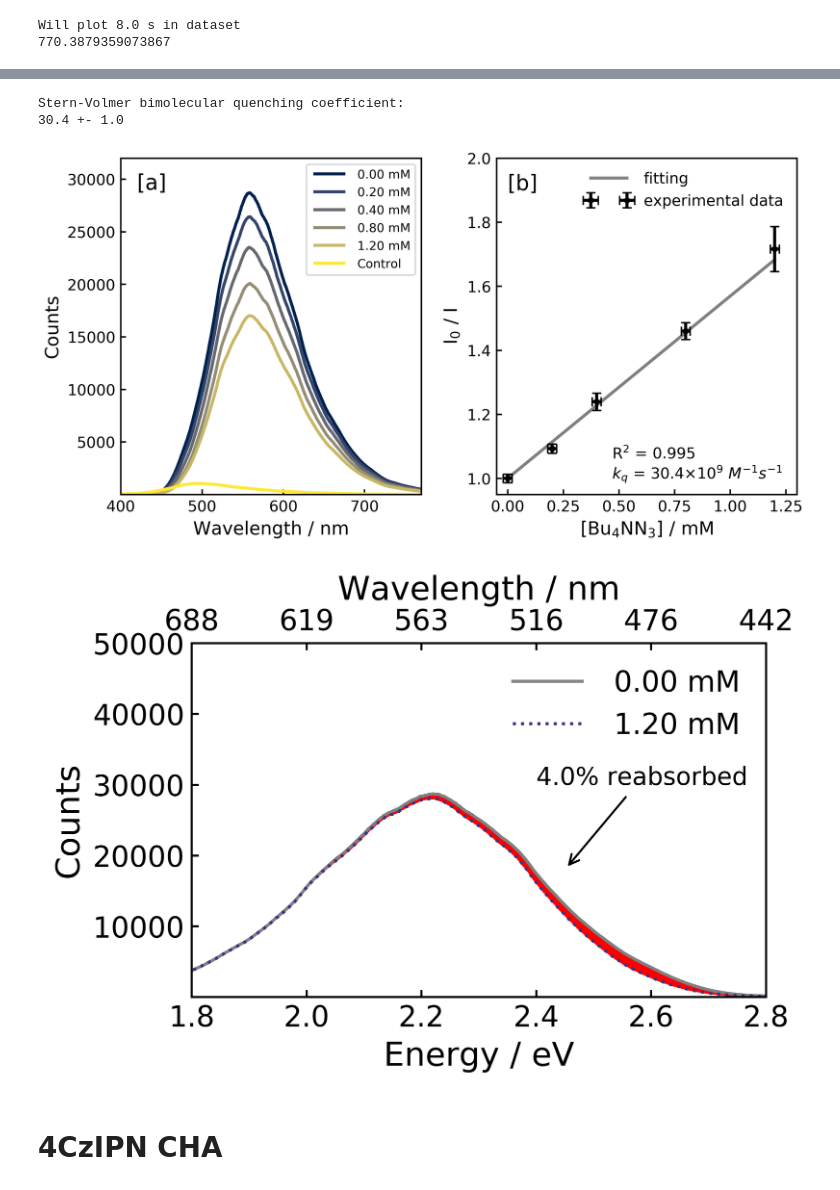
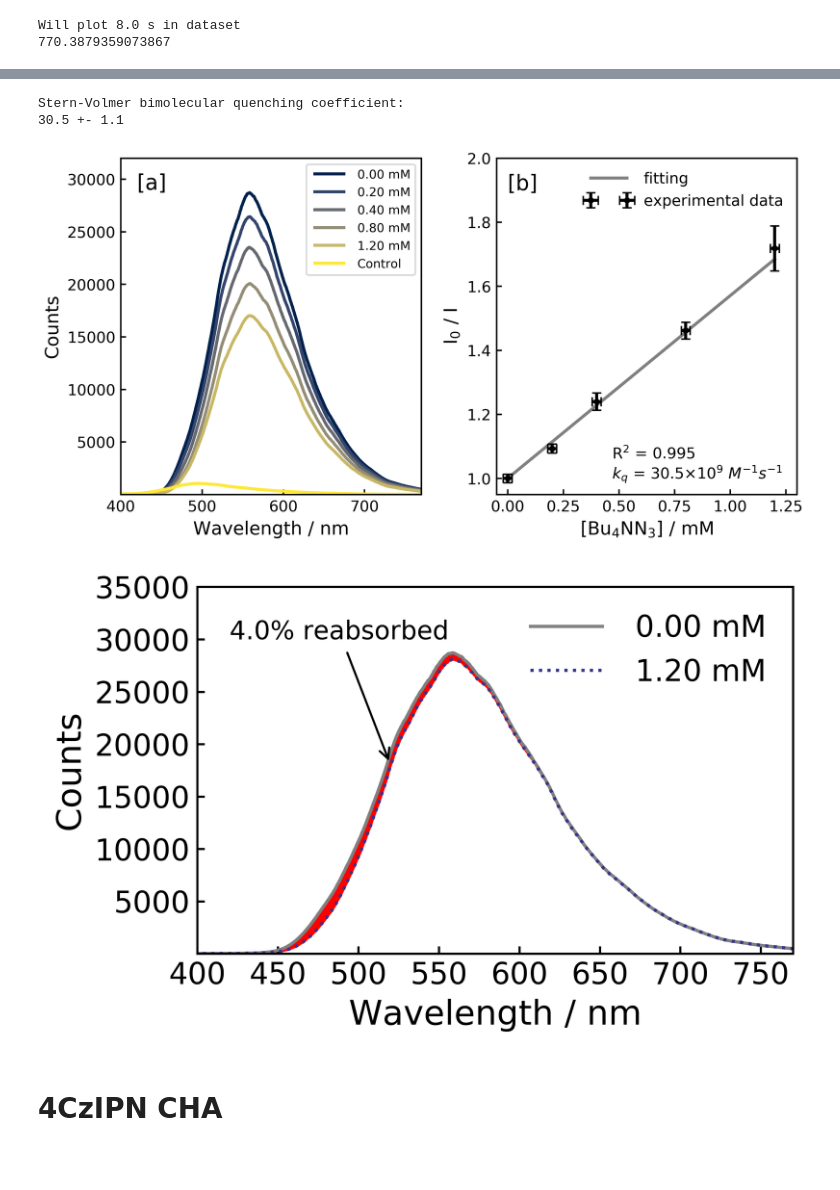
Before and after one commit to takashilawson/Stern-Volmer, a Jupyter notebook: 4CzIPN-SV-FINAL.ipynb, the cells around one changed output, grey strips where cells are left out. Saved outputs shown, nothing was run; the diff lists cells and outputs as text; code cells hidden in the pictures; blank space fills up the shorter version.

```diff
--- a/4CzIPN-SV-FINAL.ipynb
+++ b/4CzIPN-SV-FINAL.ipynb
@@ -120,13 +120,16 @@ plot_list_jac=[]
 
 for item in ds_list:
     time_slice=of.time_counts(item,[7],plot=False)
-    slice_wav=time_slice.truncate(before=399.8040992224527, after=770.3879359073867,axis='columns')
-    slice_wav=slice_wav.sort_index(axis=1,ascending=False)
-    wav=slice_wav.columns
-    en=wav2en(slice_wav.columns) #in ev
+    slice_wav1=time_slice.truncate(before=399.8040992224527, after=699.9008009904964,axis='columns')
+    slice_wav1=slice_wav1.sort_index(axis=1,ascending=False)
+    slice_wav2=time_slice.truncate(before=399.8040992224527, after=770.3879359073867,axis='columns')
+    slice_wav2=slice_wav2.sort_index(axis=1,ascending=False)
+    wav1=slice_wav1.columns
+    wav2=slice_wav2.columns
+    en=wav2en(slice_wav1.columns) #in ev
     scalef=np.divide(6.62607004e-34*299792458*1e-12,np.square(np.multiply(en,1.60217662e-19)))
-    plot_list.append(slice_wav.values[0])
-    slice_wav_jac=pd.DataFrame(np.multiply(slice_wav.values[0],scalef),index=en)
+    plot_list.append(slice_wav2.values[0])
+    slice_wav_jac=pd.DataFrame(np.multiply(slice_wav1.values[0],scalef),index=en)
     plot_list_jac.append(slice_wav_jac.values)
     integral=spi.trapz(y=np.transpose(slice_wav_jac.values),x=en)
     print(item.h5_loc,'\n',str(integral))
@@ -219,12 +222,12 @@ with rc_context(fname=rc_fname):
     plt.rc('xtick', labelsize=10)
     plt.rc('ytick', labelsize=10)
     ax1 = plt.subplot(gs[0])
-    ax1.plot(wav,c1,color=colors[0],label='{}'.format('0.00 mM'))
-    ax1.plot(wav,c2,color=colors[1],label='{}'.format('0.20 mM'))
-    ax1.plot(wav,c3,color=colors[2],label='{}'.format('0.40 mM'))
-    ax1.plot(wav,c4,color=colors[3],label='{}'.format('0.80 mM'))
-    ax1.plot(wav,c5,color=colors[4],label='{}'.format('1.20 mM'))
-    ax1.plot(wav,cr,color=colors[5],label='{}'.format('Control'))
+    ax1.plot(wav2,c1,color=colors[0],label='{}'.format('0.00 mM'))
+    ax1.plot(wav2,c2,color=colors[1],label='{}'.format('0.20 mM'))
+    ax1.plot(wav2,c3,color=colors[2],label='{}'.format('0.40 mM'))
+    ax1.plot(wav2,c4,color=colors[3],label='{}'.format('0.80 mM'))
+    ax1.plot(wav2,c5,color=colors[4],label='{}'.format('1.20 mM'))
+    ax1.plot(wav2,cr,color=colors[5],label='{}'.format('Control'))
     ax1.legend(frameon=True,fontsize=8)
     ax1.set_xlabel('Wavelength / nm',fontsize=12)
     ax1.set_ylabel('Counts',fontsize=12)
@@ -244,27 +247,24 @@ with rc_context(fname=rc_fname):
     plt.show()
 # %% [output]
 Stern-Volmer bimolecular quenching coefficient:
-30.4 +- 1.0
+30.5 +- 1.1
 [figure]
 # %%
 sf=1.65
 with rc_context(fname=rc_fname):
     fig, ax1 = plt.subplots()
-    ax1.plot(en,c1,color='grey',label='{}'.format('0.00 mM'),ls='-',lw=1.5)
-    ax1.plot(en,c5*sf,color=OPT[1],label='{}'.format('1.20 mM'),ls=':',lw=1.5)
-    ax1.fill_between(en,np.ravel(c1),np.ravel(c5*sf),color='red')
+    ax1.plot(wav2,c1,color='grey',label='{}'.format('0.00 mM'),ls='-',lw=1.5)
+    ax1.plot(wav2,c5*sf,color=OPT[1],label='{}'.format('1.20 mM'),ls=':',lw=1.5)
+    ax1.fill_between(wav2,np.ravel(c1),np.ravel(c5*sf),color='red')
     ax1.legend()
-    ax1.annotate('4.0% reabsorbed',xy=(2.45,18000),xytext=(2.4, 30000),arrowprops=dict(arrowstyle='->'),fontsize=12)
-    ax1.set_xlim(1.8,2.8)
+    ax1.annotate('4.0% reabsorbed',xy=(520,18000),xytext=(420, 30000),arrowprops=dict(arrowstyle='->'),fontsize=12)
+    ax1.set_xlim(400,770)
     #ax1.ticklabel_format(axis="y", style="sci", scilimits=(0,0))
-    ax1.set_ylim(10,50000)
+    ax1.set_ylim(10,35000)
     ax1.set_ylabel('Counts')
-    ax1.set_xlabel('Energy / eV')
-    ax2=ax1.twiny()
-    ax2.set_xticklabels([int(np.divide(6.62607004e-34*299792458*1e9*(1/1.60217662e-19),x)) for x in ax1.get_xticks()])
-    ax2.set_xlabel('Wavelength / nm')
+    ax1.set_xlabel('Wavelength / nm')
 # %% [output]
-[figure, old version]
+[figure, new version]
 # %% [markdown]
 # 4CzIPN CHA
 # %%
```
Also changed, not shown: parts of 7 cells of this notebook.
